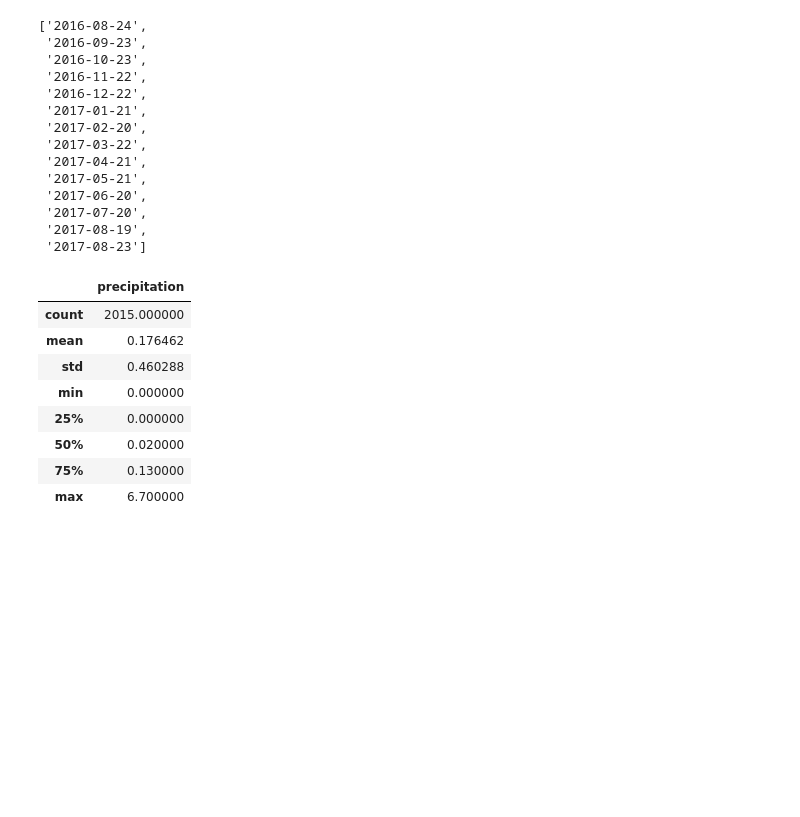
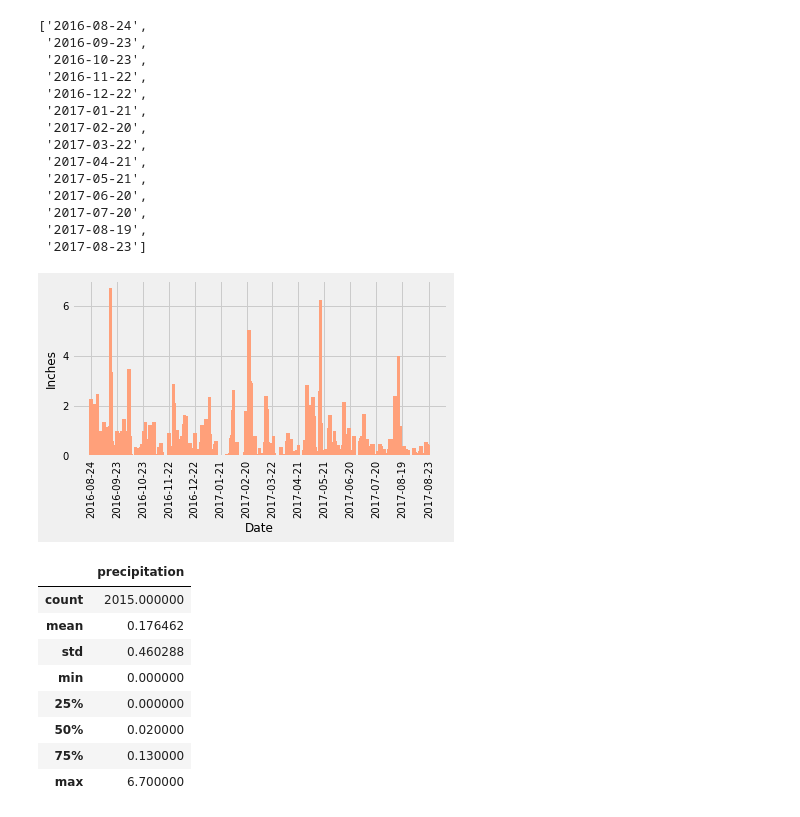
Before and after one commit to kmspitzer/Hawaii-Weather-Station-Analysis, a Jupyter notebook: climate_starter.ipynb, the cells around one changed output. Drawn from its saved outputs; the diff is of its cells as text; code cells hidden in the pictures; blank space fills up the shorter version.

```diff
--- a/climate_starter.ipynb
+++ b/climate_starter.ipynb
@@ -113,0 +110,6 @@ for item in unq_dates:
+# %%
+dates = sorted_df.index.to_list()
+
+unq_dates = set(dates)
+
+unq_date_list = list(unq_dates)
@@ -137,31 +159,26 @@ labels
 # %%
 fig, prec = plt.subplots()
 
-prec.bar(dates, precip, color="lightsalmon")
+prec.bar(dates, precip, color="lightsalmon", width=4.0)
 
 # force the location of the xticks -- monthly ticks are too many to read on the x axis.
 # label with the year, instead
 x_formatter = FixedFormatter(labels)
 x_locator = FixedLocator([0, 28, 56, 84, 112, 140, 168, 196, 224, 252, 280, 308, 336, 365])
 
 prec.xaxis.set_major_formatter(x_formatter)
 prec.xaxis.set_major_locator(x_locator)
-
-y_labels = [0, 1, 2, 3, 4, 5, 6, 7]
-y_formatter = FixedFormatter(y_labels)
-y_locator = FixedLocator(y_labels)
-
-prec.yaxis.set_major_formatter(y_formatter)
-prec.yaxis.set_major_locator(y_locator)
 
 plt.ylabel("Inches", fontsize=12)
 plt.xlabel("Date", fontsize=12)
 plt.xticks(fontsize=10, rotation=90)
 plt.yticks(fontsize=10)
 
 
 plt.tight_layout()
 plt.savefig("output/precipitation_bar.png")
 
 plt.show()
+# %% [output]
+[figure, added]
 # %%
```
Also changed, not shown: parts of 16 cells of this notebook, 2 other files.
